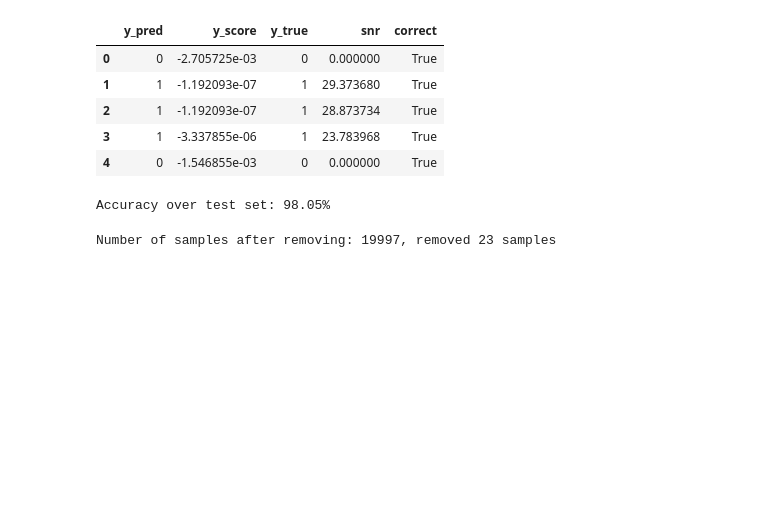
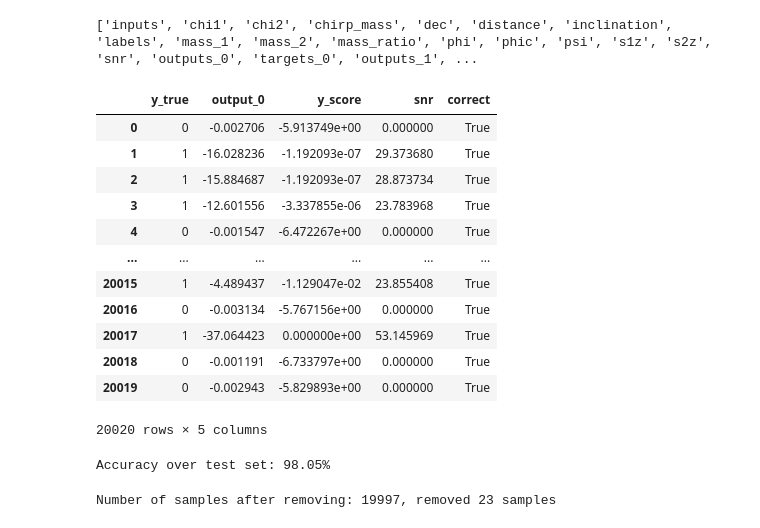
Before and after one commit to KasraMazaheri/GWDatasetGeneration, a Jupyter notebook: eval/classification.ipynb, the cells around one changed output. Drawn from its saved outputs; the diff is of its cells as text; code cells hidden in the pictures; blank space fills up the shorter version.

```diff
--- a/eval/classification.ipynb
+++ b/eval/classification.ipynb
@@ -4,17 +4,44 @@ from pathlib import Path
 import pandas as pd
 import matplotlib.pyplot as plt
 import numpy as np
-# %%
-results_file = Path("../results/benedict/v2z6t9wz.csv")
-df = pd.read_csv(results_file)
-df.head()
-# %% [output]
-|  | y_pred | y_score | y_true | snr | correct |
-| 0 | 0 | -2.705725e-03 | 0 | 0.000000 | True |
-| 1 | 1 | -1.192093e-07 | 1 | 29.373680 | True |
-| 2 | 1 | -1.192093e-07 | 1 | 28.873734 | True |
-| 3 | 1 | -3.337855e-06 | 1 | 23.783968 | True |
-| 4 | 0 | -1.546855e-03 | 0 | 0.000000 | True |
+# %%
+# results_file = Path("/lustre/home/barmstrong/ssm_bench/outputs/singlerun/2025-10-02/11-16-20/ca62/test_outputs") / "test_outputs.npz"
+results_file = Path("/lustre/home/barmstrong/ssm_bench/outputs/singlerun/2025-09-30/15-34-28/e0e2/test_outputs") / "test_outputs.npz"
+# results_file = Path("../results/benedict/v2z6t9wz.csv")
+
+# check extension
+if results_file.suffix == ".csv":
+    df = pd.read_csv(results_file)
+else:
+    data = np.load(results_file)
+
+    print(list(data.keys()))
+
+    # load data["targets_0"] (N, ) and data["outputs_0"] (N, 2) into df
+    df = pd.DataFrame({
+        "y_true": data["targets_0"],
+        "output_0": data["outputs_0"][:, 0],
+        "y_score": data["outputs_0"][:, 1],
+        "snr": data["snr"][:, 0],
+        "correct": data["targets_0"] == np.argmax(data["outputs_0"], axis=1)
+    })
+
+df
+# %% [output]
+['inputs', 'chi1', 'chi2', 'chirp_mass', 'dec', 'distance', 'inclination', 'labels', 'mass_1', 'mass_2', 'mass_ratio', 'phi', 'phic', 'psi', 's1z', 's2z', 'snr', 'outputs_0', 'targets_0', 'outputs_1', ...
+|  | y_true | output_0 | y_score | snr | correct |
+| 0 | 0 | -0.002706 | -5.913749e+00 | 0.000000 | True |
+| 1 | 1 | -16.028236 | -1.192093e-07 | 29.373680 | True |
+| 2 | 1 | -15.884687 | -1.192093e-07 | 28.873734 | True |
+| 3 | 1 | -12.601556 | -3.337855e-06 | 23.783968 | True |
+| 4 | 0 | -0.001547 | -6.472267e+00 | 0.000000 | True |
+| ... | ... | ... | ... | ... | ... |
+| 20015 | 1 | -4.489437 | -1.129047e-02 | 23.855408 | True |
+| 20016 | 0 | -0.003134 | -5.767156e+00 | 0.000000 | True |
+| 20017 | 1 | -37.064423 | 0.000000e+00 | 53.145969 | True |
+| 20018 | 0 | -0.001191 | -6.733797e+00 | 0.000000 | True |
+| 20019 | 0 | -0.002943 | -5.829893e+00 | 0.000000 | True |
+20020 rows × 5 columns
 # %%
 # print absolute accuracy
 print(f"Accuracy over test set: {df['correct'].mean():.2%}")
```
Also changed, not shown: parts of 3 cells of this notebook.
